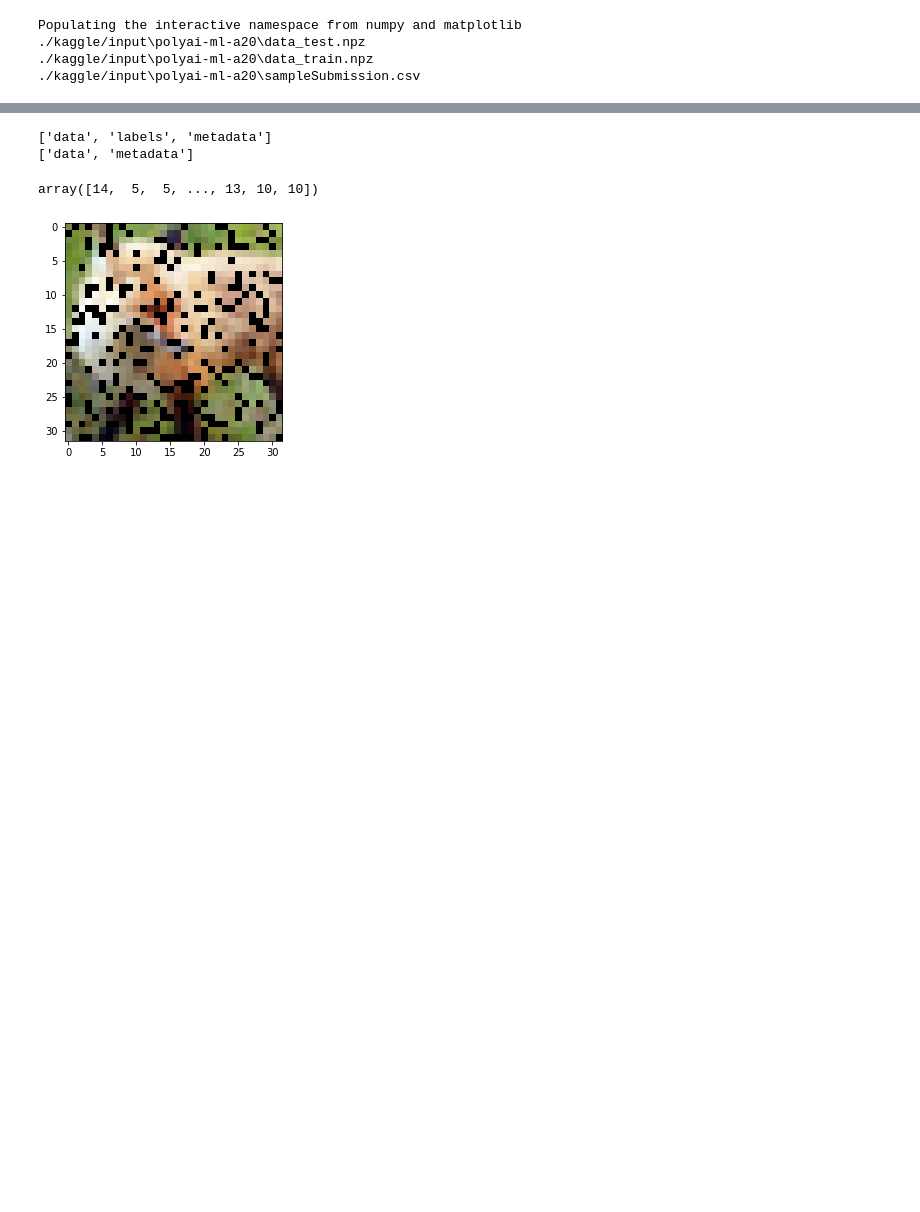
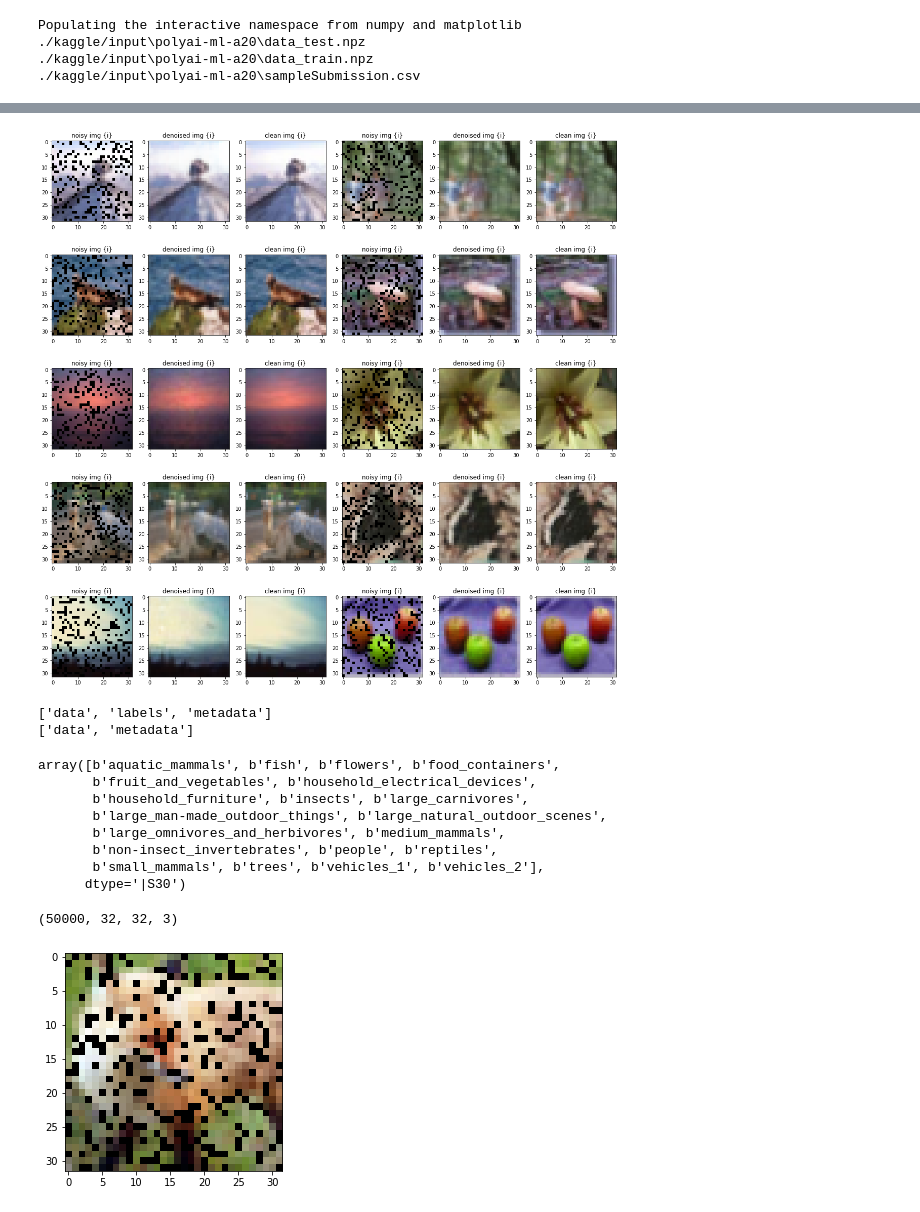
Before and after one commit to SilentPow/ML_temps_libre, a Jupyter notebook: Competition.ipynb, the cells around one changed output, grey strips where cells are left out. Saved outputs shown, nothing was run; the diff lists cells and outputs as text; code cells hidden in the pictures; blank space fills up the shorter version.

```diff
--- a/Competition.ipynb
+++ b/Competition.ipynb
@@ -21,0 +163,11 @@ Populating the interactive namespace from numpy and matplotlib
+# %%
+checkpoint = ModelCheckpoint('dae_weights.h5', verbose=1, save_best_only=True, save_weights_only=True)
+denoising_autoencoder.fit(
+    x=train_data_noisy,
+    y=train_data_clean,
+    batch_size=MINIBATCH_SIZE,
+    epochs=50,
+    validation_data=(test_data_noisy, test_data_clean),
+    callbacks=[checkpoint]
+)
+denoising_autoencoder.save_weights(filepath="dae_weights.h5")
@@ -22,3 +193,20 @@ Populating the interactive namespace from numpy and matplotlib
+# %%
+denoising_autoencoder.load_weights('dae_weights.h5')
+test_data_denoised = denoising_autoencoder.predict(test_data_noisy)
+# %%
+plt.figure(figsize=(20,20))
+for i in range(10):
+    plt.subplot(5,6,1 + i * 3)
+    plt.imshow(test_data_noisy[i])
+    plt.title("noisy img {i}")
+    plt.subplot(5,6,2 + i * 3)
+    plt.imshow(test_data_denoised[i])
+    plt.title("denoised img {i}")
+    plt.subplot(5,6,3 + i * 3)
+    plt.imshow(test_data_clean[i])
+    plt.title("clean img {i}")
+# %% [output]
+[figure, added]
 # %%
 data_train_file = np.load("./kaggle/input/polyai-ml-a20/data_train.npz")
 data_test_file = np.load("./kaggle/input/polyai-ml-a20/data_test.npz")
@@ -30,16 +218,27 @@ print(data_test_file.files)
 ['data', 'metadata']
 # %%
 data_train_file['labels']
+data_test_file['metadata']
 # %% [output]
-array([14,  5,  5, ..., 13, 10, 10])
+array([b'aquatic_mammals', b'fish', b'flowers', b'food_containers',
+       b'fruit_and_vegetables', b'household_electrical_devices',
+       b'household_furniture', b'insects', b'large_carnivores',
+       b'large_man-made_outdoor_things', b'large_natural_outdoor_scenes',
+       b'large_omnivores_and_herbivores', b'medium_mammals',
+       b'non-insect_invertebrates', b'people', b'reptiles',
+       b'small_mammals', b'trees', b'vehicles_1', b'vehicles_2'],
+      dtype='|S30')
 # %%
 images_train = data_train_file['data']
+print(images_train.shape)
 labels_train = data_train_file['labels']
 labels_metadata_train = data_train_file['metadata'].astype(str)
 images_test = data_test_file['data']
 labels_metadata_test = data_test_file['metadata'].astype(str)
 image0 = images_train[65]
 label0 = labels_train[65]
+# %% [output]
+(50000, 32, 32, 3)
 # %%
 plt.imshow(image0)
 plt.show()
```
Also changed, not shown: parts of 18 cells of this notebook, 2 other files.
